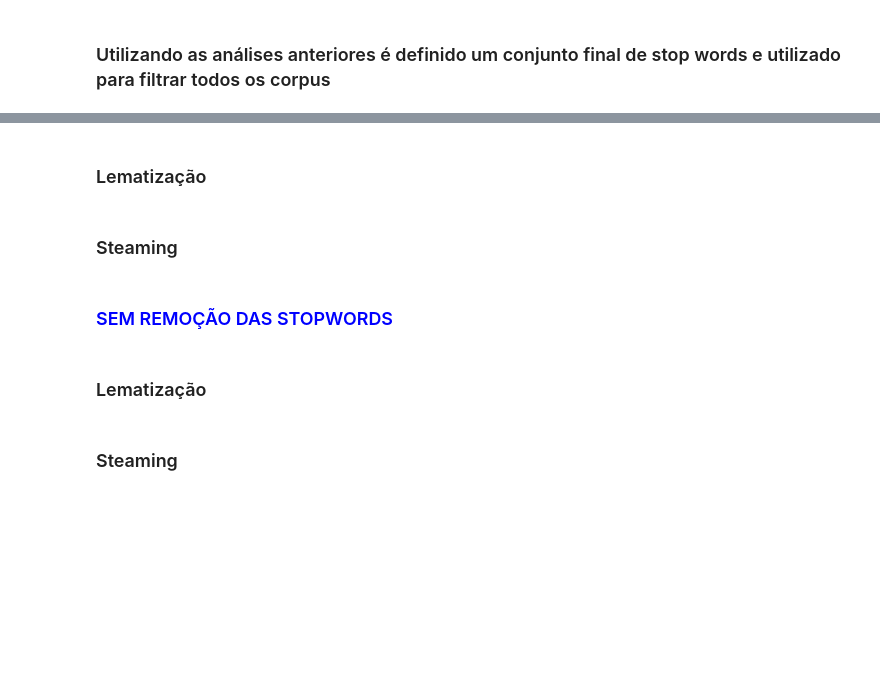
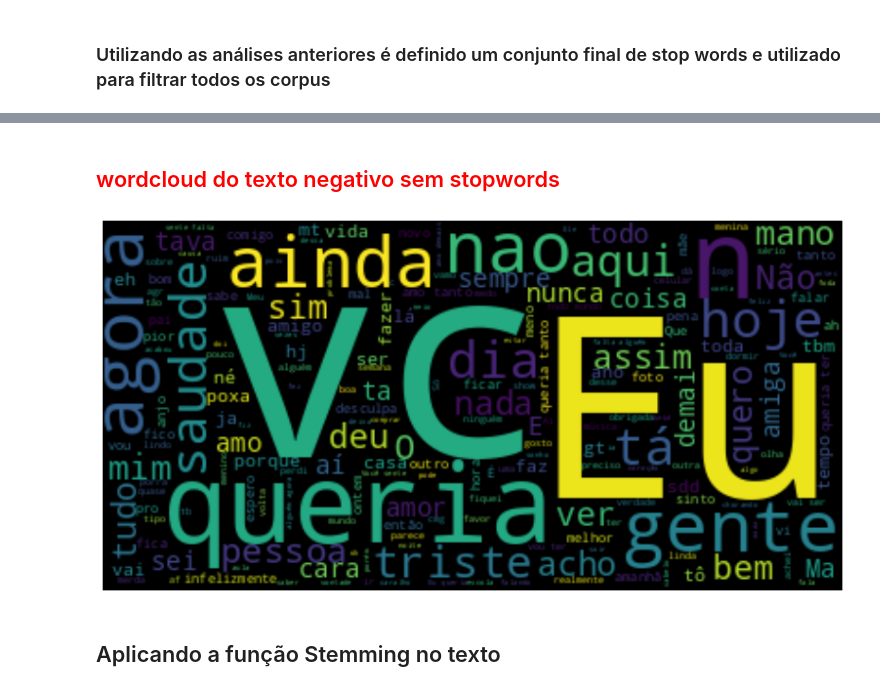
Before and after one commit to atlantico-academy/checape, a Jupyter notebook: notebooks/data-preprocessing.ipynb, the cells around one changed output, grey strips where cells are left out. Saved outputs shown, nothing was run; the diff lists cells and outputs as text; code cells hidden in the pictures; blank space fills up the shorter version.

```diff
--- a/notebooks/data-preprocessing.ipynb
+++ b/notebooks/data-preprocessing.ipynb
@@ -104,6 +109,6 @@ formated_df
 # %%
-df_positivo = formated_df.query("sentiment == 'positivo'")
-df_negativo = formated_df.query("sentiment == 'negativo'")
+df_positivo = formated_df.query("sentiment == 'Positivo'")
+df_negativo = formated_df.query("sentiment == 'Negativo'")
 df_all = formated_df
 
 positive_text = " ".join(df_positivo.tweet_text)
@@ -292,10 +310,12 @@ ValueError: We need at least 1 word to plot a word cloud, got 0.
-# %% [markdown]
-### Lematização
+# %% [markdown]
+<h2 style="color:red"> wordcloud do texto negativo sem stopwords</h2>
+# %%
+wordcloud = WordCloud().generate(negative_filter)
+plt.figure(figsize=(14, 10))
+plt.imshow(wordcloud, interpolation="bilinear")
+plt.axis("off")
+plt.show()
+# %% [output]
+[figure, added]
 # %% [markdown]
-### Steaming
+## Aplicando a função Stemming no texto
-# %% [markdown]
-<h3 style="color:blue">SEM REMOÇÃO DAS STOPWORDS</h3>
-# %% [markdown]
-### Lematização
-# %% [markdown]
-### Steaming
```
Also changed, not shown: parts of 50 cells of this notebook, 6 other files.
